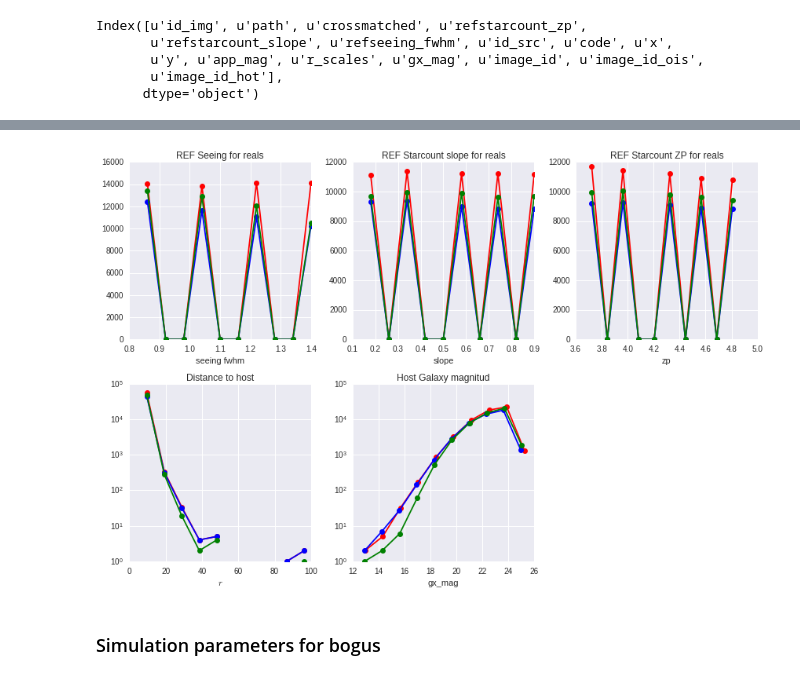
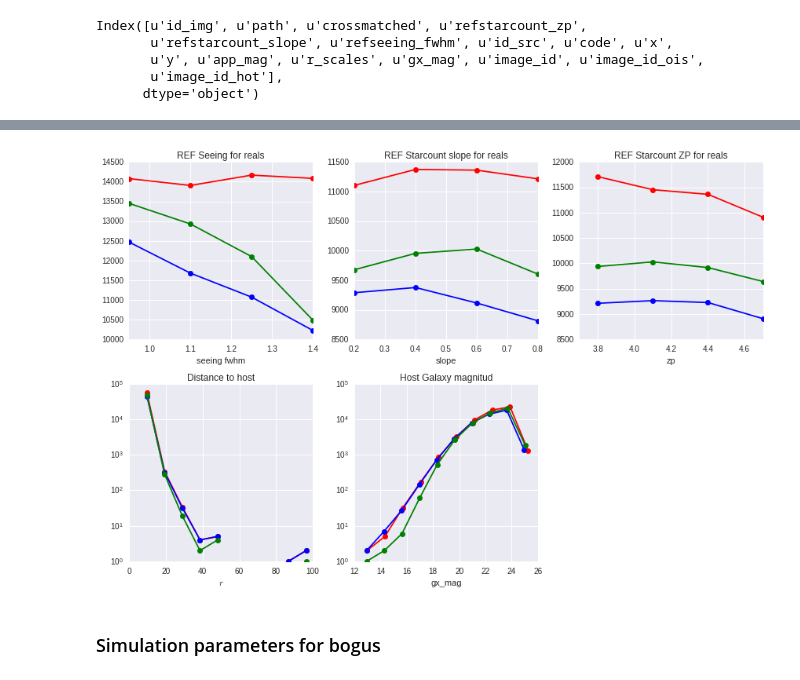
Before and after one commit to BrunoSanchez/RBMLearning, a Jupyter notebook: Plots-Threesome.ipynb, the cells around one changed output, grey strips where cells are left out. Saved outputs shown, nothing was run; the diff lists cells and outputs as text; code cells hidden in the pictures.

```diff
--- a/Plots-Threesome.ipynb
+++ b/Plots-Threesome.ipynb
@@ -973,6 +973,10 @@ Index([u'x_x', u'y_x', u'app_mag_x', u'image_id_x', u'simulated_id', u'id_img',
 Index([u'id', u'code', u'x', u'y', u'app_mag', u'r_scales', u'gx_mag',
        u'image_id', u'image_id_ois', u'image_id_hot'],
       dtype='object')
+# %%
+bins_fwhm = np.arange(0.8, 1.5, 0.15)
+bins_slope = np.arange(0, 1, 0.2)
+bins_zp = np.arange(3.5, 5., 0.3)
 # %%
 plt.figure(figsize=(12, 8))
 plt.subplot(2, 3, 1)
@@ -1125,11 +1129,11 @@ plt.subplot(2, 3, 1)
 #          label=['Zackay', 'Hotpants', 'Bramich'],
 #          cumulative=False, alpha=0.6, normed=True)
 cumulative=False
-x_bins, vals = custom_histogram(reals_b['refseeing_fwhm'], cumulative=cumulative)
+x_bins, vals = custom_histogram(reals_b['refseeing_fwhm'], cumulative=cumulative, bins=bins_fwhm)
 plt.plot(x_bins, vals, 'ro-', label='Bramich')
-x_bins, vals = custom_histogram(reals_z['refseeing_fwhm'], cumulative=cumulative)
+x_bins, vals = custom_histogram(reals_z['refseeing_fwhm'], cumulative=cumulative, bins=bins_fwhm)
 plt.plot(x_bins, vals, 'bo-', label='Zackay')
-x_bins, vals = custom_histogram(reals_h['refseeing_fwhm'], cumulative=cumulative)
+x_bins, vals = custom_histogram(reals_h['refseeing_fwhm'], cumulative=cumulative, bins=bins_fwhm)
 plt.plot(x_bins, vals, 'go-', label='Hotpants')
 plt.xlabel('seeing fwhm')
 # plt.ylim(2500, 5000)
@@ -1141,11 +1145,11 @@ plt.subplot(2, 3, 2)
 #          label=['Zackay', 'Hotpants', 'Bramich'],
 #          cumulative=False, alpha=0.6, normed=False)
 cumulative=False
-x_bins, vals = custom_histogram(reals_b['refstarcount_slope'], cumulative=cumulative)
+x_bins, vals = custom_histogram(reals_b['refstarcount_slope'], cumulative=cumulative, bins=bins_slope)
 plt.plot(x_bins, vals, 'ro-', label='Bramich')
-x_bins, vals = custom_histogram(reals_z['refstarcount_slope'], cumulative=cumulative)
+x_bins, vals = custom_histogram(reals_z['refstarcount_slope'], cumulative=cumulative, bins=bins_slope)
 plt.plot(x_bins, vals, 'bo-', label='Zackay')
-x_bins, vals = custom_histogram(reals_h['refstarcount_slope'], cumulative=cumulative)
+x_bins, vals = custom_histogram(reals_h['refstarcount_slope'], cumulative=cumulative, bins=bins_slope)
 plt.plot(x_bins, vals, 'go-', label='Hotpants')
 plt.xlabel('slope')
 # plt.xlim(0, 1.)
@@ -1160,11 +1164,11 @@ plt.subplot(2, 3, 3)
 #           label=['Zackay', 'Hotpants', 'Bramich'],
 #           cumulative=False, alpha=0.6, normed=False)
 cumulative=False
-x_bins, vals = custom_histogram(np.log10(reals_b['refstarcount_zp']), cumulative=cumulative)
+x_bins, vals = custom_histogram(np.log10(reals_b['refstarcount_zp']), cumulative=cumulative, bins=bins_zp)
 plt.plot(x_bins, vals, 'ro-', label='Bramich')
-x_bins, vals = custom_histogram(np.log10(reals_z['refstarcount_zp']), cumulative=cumulative)
+x_bins, vals = custom_histogram(np.log10(reals_z['refstarcount_zp']), cumulative=cumulative, bins=bins_zp)
 plt.plot(x_bins, vals, 'bo-', label='Zackay')
-x_bins, vals = custom_histogram(np.log10(reals_h['refstarcount_zp']), cumulative=cumulative)
+x_bins, vals = custom_histogram(np.log10(reals_h['refstarcount_zp']), cumulative=cumulative, bins=bins_zp)
 plt.plot(x_bins, vals, 'go-', label='Hotpants')
 # plt.ylim(2500, 5000)
 # plt.xlim(3, 6)
@@ -1179,34 +1183,34 @@ plt.subplot(2, 3, 4)
 cumulative=False
 x_bins, vals = custom_histogram(reals_b['r_scales'], cumulative=cumulative)
 plt.semilogy(x_bins, vals, 'ro-', label='Bramich')
 x_bins, vals = custom_histogram(reals_z['r_scales'], cumulative=cumulative)
 plt.semilogy(x_bins, vals, 'bo-', label='Zackay')
 x_bins, vals = custom_histogram(reals_h['r_scales'], cumulative=cumulative)
 plt.semilogy(x_bins, vals, 'go-', label='Hotpants')
 
 plt.xlabel(r'$r$')
 plt.title('Distance to host')
 
 plt.subplot(2, 3, 5)
 # plt.hist([und_z['gx_mag'], und_h['gx_mag'], und_b['gx_mag']],
 #          color=['blue', 'green', 'red'], log=True,
 #          label=['Zackay', 'Hotpants', 'Bramich'],
 #         cumulative=False, alpha=0.6, normed=False)
 cumulative=False
 x_bins, vals = custom_histogram(reals_b['gx_mag'], cumulative=cumulative)
 plt.semilogy(x_bins, vals, 'ro-', label='Bramich')
 x_bins, vals = custom_histogram(reals_z['gx_mag'], cumulative=cumulative)
 plt.semilogy(x_bins, vals, 'bo-', label='Zackay')
 x_bins, vals = custom_histogram(reals_h['gx_mag'], cumulative=cumulative)
 plt.semilogy(x_bins, vals, 'go-', label='Hotpants')
 
 plt.xlabel(r'gx_mag')
 plt.title('Host Galaxy magnitud')
 
 plt.tight_layout()
 plt.show()
 # %% [output]
-[figure, old version]
+[figure, new version]
 # %% [markdown]
 ### Simulation parameters for bogus
 # %%
```
Also changed, not shown: parts of 14 cells of this notebook, 1 other file.
